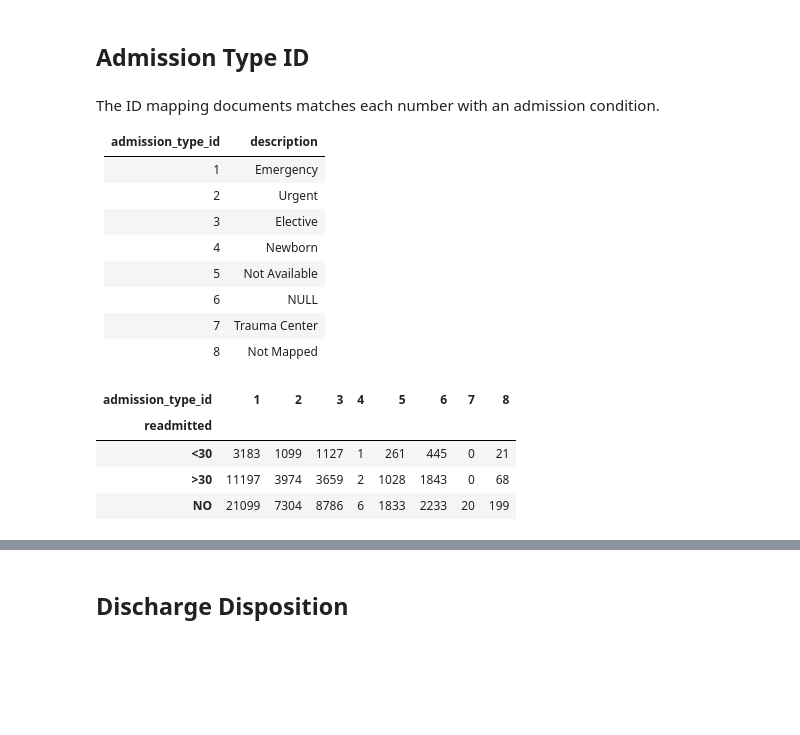
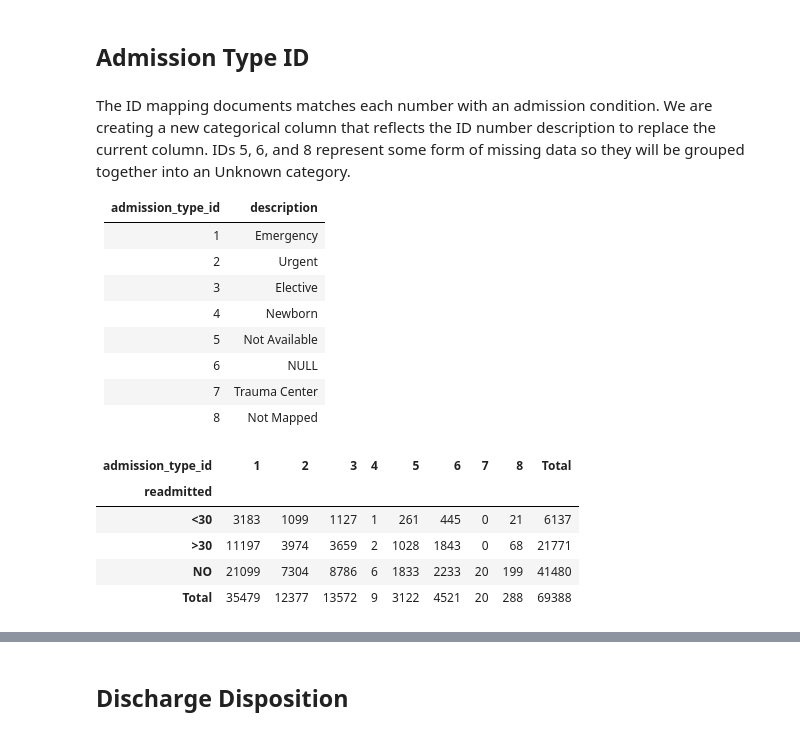
Before and after one commit to annasophiat/diabetic-readmissions, a Jupyter notebook: diabetes_data_wrangling.ipynb, the cells around one changed output, grey strips where cells are left out. Cells and saved outputs as stored; diff of their text form; code cells hidden in the pictures; blank space fills up the shorter version.

```diff
--- a/diabetes_data_wrangling.ipynb
+++ b/diabetes_data_wrangling.ipynb
@@ -367,0 +519,7 @@ dtype: int64
+# %%
+# replace diabetes codes 250.xx with 250
+diabetes.loc[:,'diag_1'] = diabetes['diag_1'].replace(diabetes_code, 'Diabetes')
+diabetes.loc[:,'diag_2'] = diabetes['diag_2'].replace(diabetes_code2, 'Diabetes')
+diabetes.loc[:,'diag_3'] = diabetes['diag_3'].replace(diabetes_code3, 'Diabetes')
+
+diabetes[['diag_1', 'diag_2', 'diag_3']].head(10)
@@ -367,0 +580,7 @@ dtype: int64
+# %%
+# apply lists to dataset
+codes = [circ, resp, dige, inj, musc, geni, neop]
+conditions = ['Circulatory', 'Respiratory', 'Digestive', 'Injury', 'Musculoskeletal', 'Genitourinary', 'Neoplasms']
+
+for x in range(0, 7):
+    diabetes = diabetes.replace(codes[x], conditions[x])
@@ -367,0 +601,8 @@ dtype: int64
+# %%
+# convert the rest to Other too
+other = []
+
+for x in range(1, 850):
+    other.append(str(x))
+
+diabetes = diabetes.replace(other, 'Other')
@@ -407,7 +684,7 @@ We can remove any columns with a consistent value: metformin-rosiglitazone, cito
 # drop columns
 meds = ['metformin-rosiglitazone', 'glimepiride-pioglitazone', 'citoglipton', 'examide']
 
-diabetes = diabetes.drop(columns=meds)
+diabetes = diabetes.drop(columns=meds, axis=1)
 # %%
 diabetes.shape
 # %% [output]
@@ -415,7 +692,7 @@ diabetes.shape
 # %% [markdown]
 ## Admission Type ID
 # %% [markdown]
-The ID mapping documents matches each number with an admission condition.
+The ID mapping documents matches each number with an admission condition. We are creating a new categorical column that reflects the ID number description to replace the current column. IDs 5, 6, and 8 represent some form of missing data so they will be grouped together into an Unknown category.
 
 | admission_type_id	| description |
 |-------------------|-------------|
@@ -428,10 +705,11 @@ The ID mapping documents matches each number with an admission condition.
 | 7	| Trauma Center |
 | 8	| Not Mapped |
 # %%
-pd.crosstab(diabetes.readmitted, diabetes.admission_type_id)
+pd.crosstab(diabetes.readmitted, diabetes.admission_type_id, margins=True, margins_name='Total')
 # %% [output]
-| admission_type_id | 1 | 2 | 3 | 4 | 5 | 6 | 7 | 8 |
-| readmitted |  |  |  |  |  |  |  |  |
-| <30 | 3183 | 1099 | 1127 | 1 | 261 | 445 | 0 | 21 |
-| >30 | 11197 | 3974 | 3659 | 2 | 1028 | 1843 | 0 | 68 |
-| NO | 21099 | 7304 | 8786 | 6 | 1833 | 2233 | 20 | 199 |
+| admission_type_id | 1 | 2 | 3 | 4 | 5 | 6 | 7 | 8 | Total |
+| readmitted |  |  |  |  |  |  |  |  |  |
+| <30 | 3183 | 1099 | 1127 | 1 | 261 | 445 | 0 | 21 | 6137 |
+| >30 | 11197 | 3974 | 3659 | 2 | 1028 | 1843 | 0 | 68 | 21771 |
+| NO | 21099 | 7304 | 8786 | 6 | 1833 | 2233 | 20 | 199 | 41480 |
+| Total | 35479 | 12377 | 13572 | 9 | 3122 | 4521 | 20 | 288 | 69388 |
```
Also changed, not shown: parts of 71 cells of this notebook.
